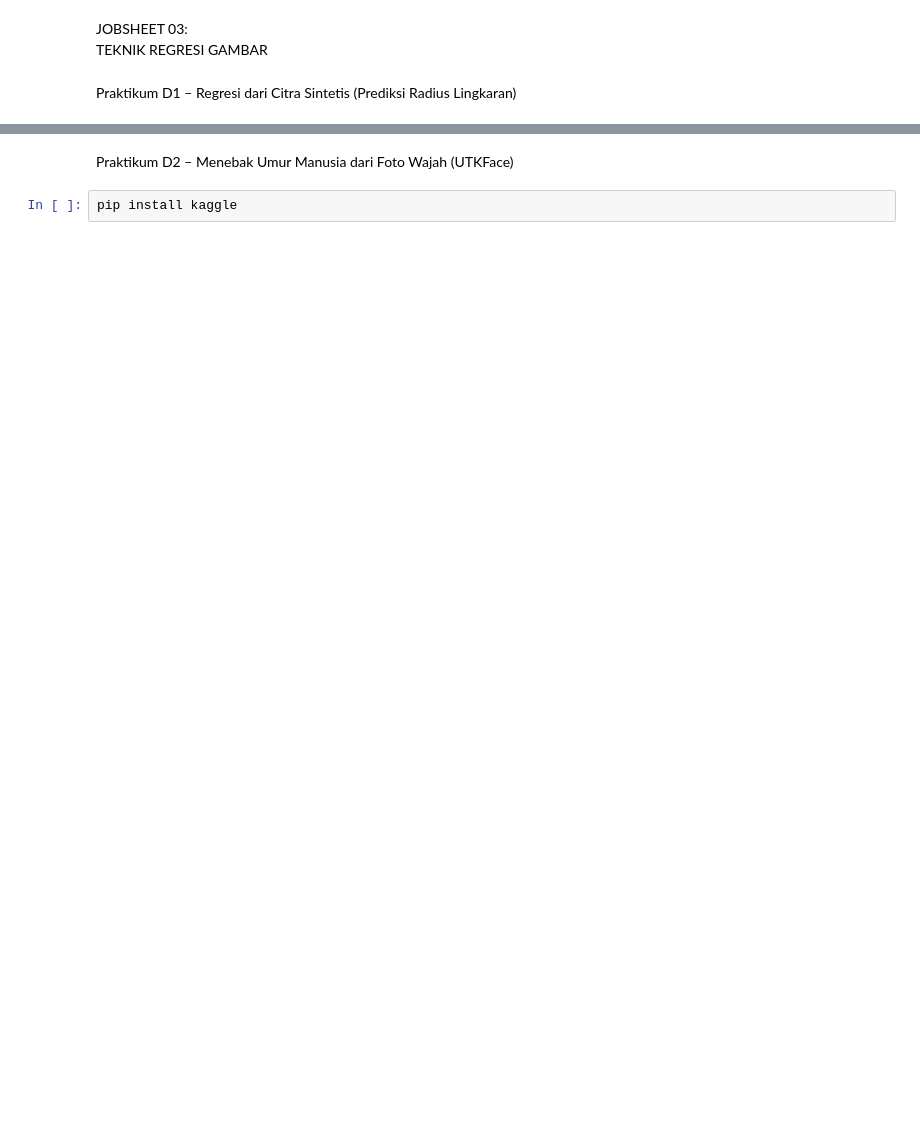
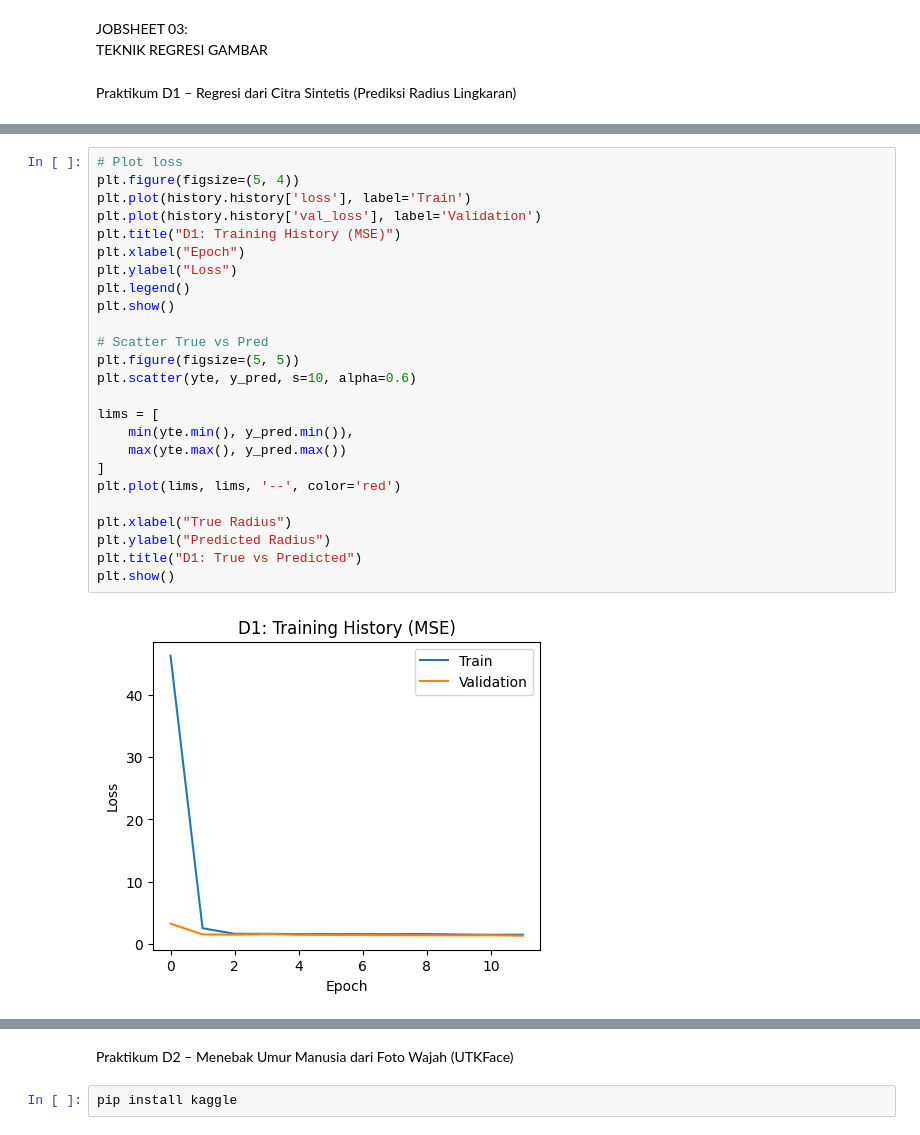
Before and after one commit to Algaray02/Visi_Komputer_TI-2A_05, a Jupyter notebook: Jobsheet 3/Jobsheet_3_VC.ipynb, the cells around one changed output, grey strips where cells are left out. Drawn from its saved outputs; the diff is of its cells as text; blank space fills up the shorter version.

```diff
--- a/Jobsheet 3/Jobsheet_3_VC.ipynb
+++ b/Jobsheet 3/Jobsheet_3_VC.ipynb
@@ -5,0 +123,27 @@ Praktikum D1 – Regresi dari Citra Sintetis (Prediksi Radius Lingkaran)
+# %%
+# Plot loss
+plt.figure(figsize=(5, 4))
+plt.plot(history.history['loss'], label='Train')
+plt.plot(history.history['val_loss'], label='Validation')
+plt.title("D1: Training History (MSE)")
+plt.xlabel("Epoch")
+plt.ylabel("Loss")
+plt.legend()
+plt.show()
+
+# Scatter True vs Pred
+plt.figure(figsize=(5, 5))
+plt.scatter(yte, y_pred, s=10, alpha=0.6)
+
+lims = [
+    min(yte.min(), y_pred.min()),
+    max(yte.max(), y_pred.max())
+]
+plt.plot(lims, lims, '--', color='red')
+
+plt.xlabel("True Radius")
+plt.ylabel("Predicted Radius")
+plt.title("D1: True vs Predicted")
+plt.show()
+# %% [output]
+[figure, added]
```
Also changed, not shown: parts of 28 cells of this notebook.
